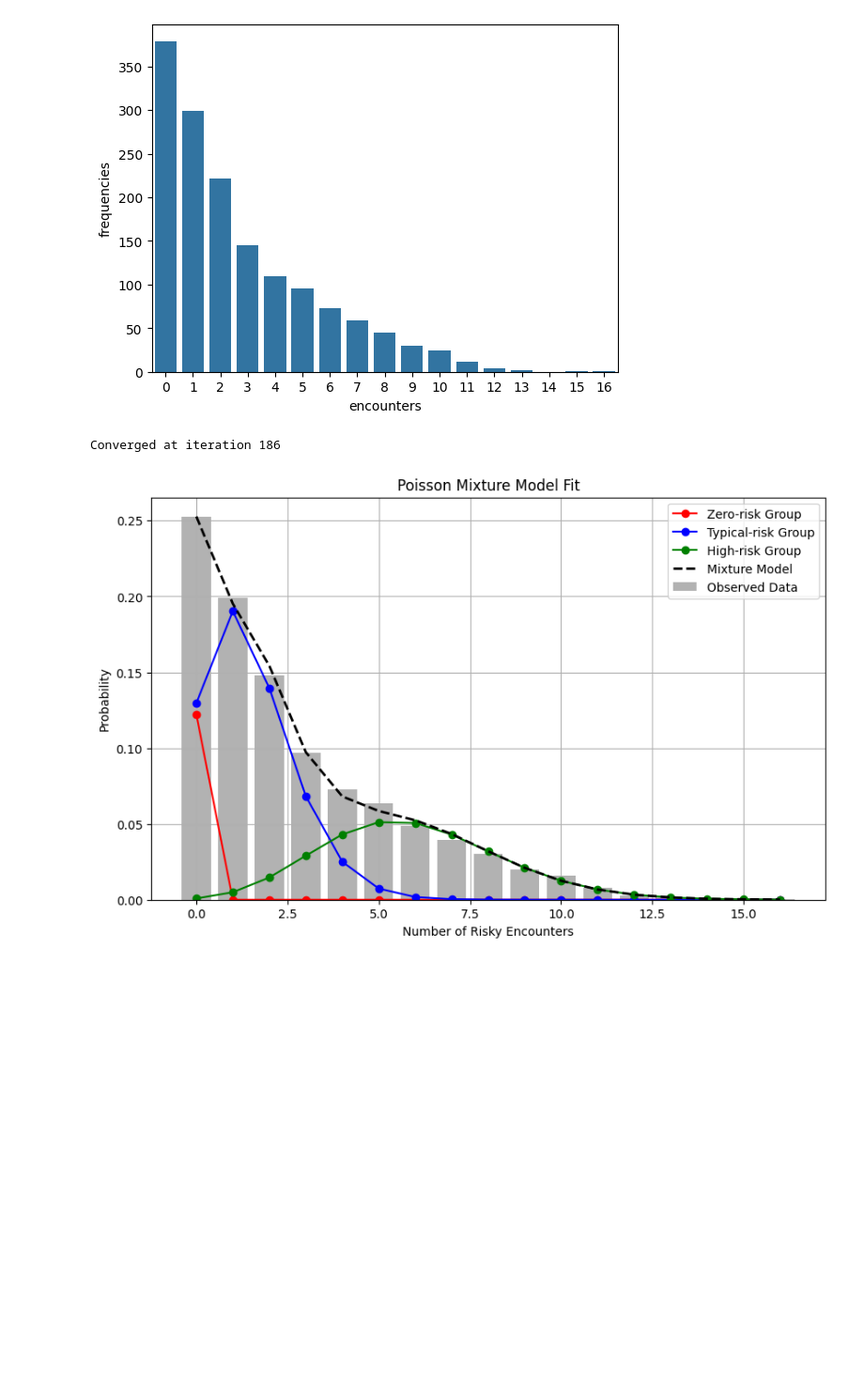
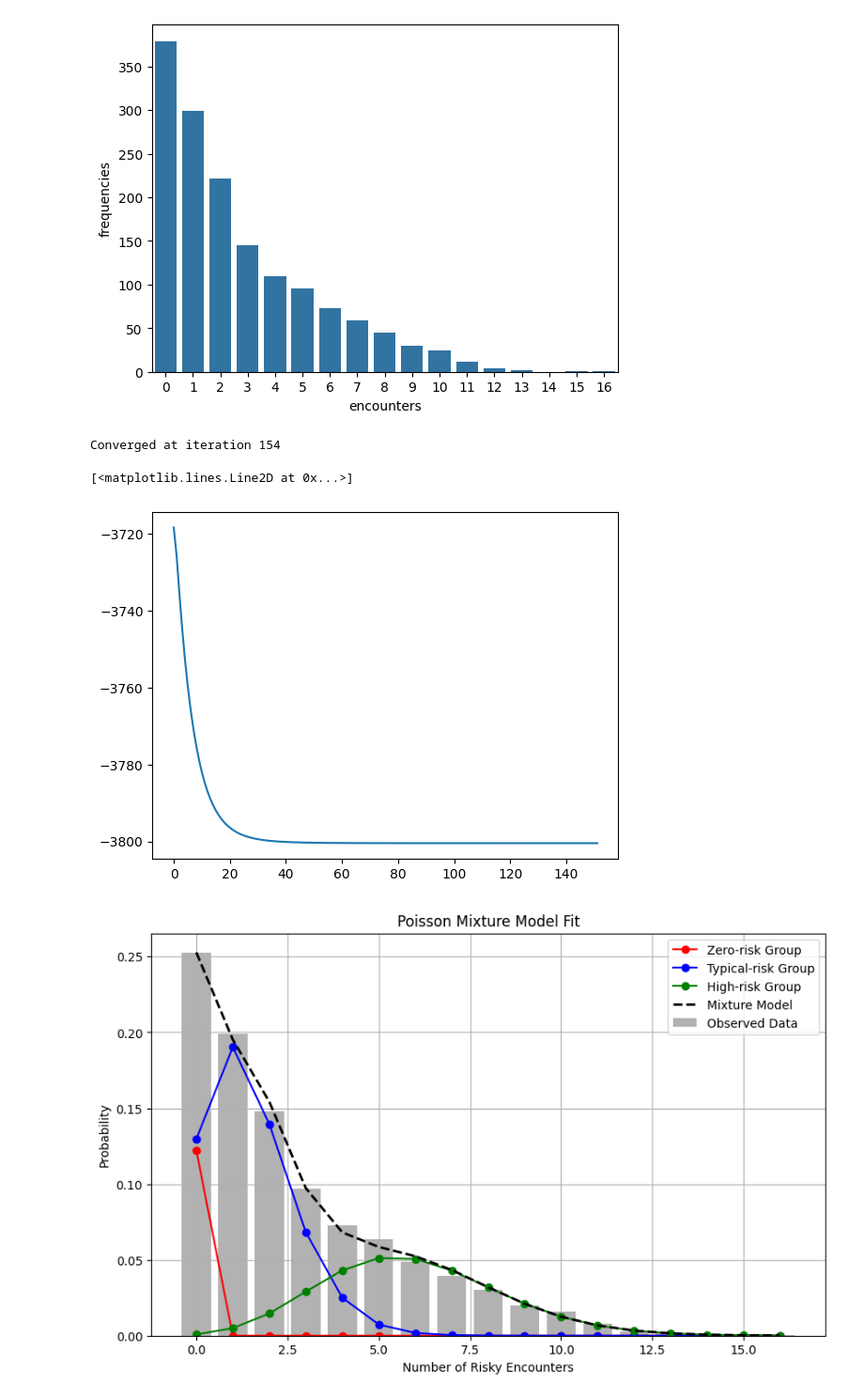
Before and after one commit to APanico12/Poisson-mixture-model, a Jupyter notebook: EM_POIS.ipynb, the cells around one changed output. Shown at 94% size. Cells and saved outputs as stored; diff of their text form; code cells hidden in the pictures; blank space fills up the shorter version.

```diff
--- a/EM_POIS.ipynb
+++ b/EM_POIS.ipynb
@@ -90,6 +90,40 @@ def log_likelihood(encounters,frequencies, alpha, beta, mu, lambda_):
             log_likelihood += frequencies[i] * np.log(pi_tetha) -  gammaln(encounters[i] + 1)
 
     return log_likelihood
+# %%
+def q_function(encounters, frequencies, responsibilities, alpha, beta, mu, lam):
+    """
+    Compute the Q function for the Poisson Mixture Model.
+
+    Args:
+        encounters (np.array): Array of number of encounters (0 to 16).
+        frequencies (np.array): Array of frequencies of encounters.
+        responsibilities (np.array): Matrix of responsibilities for each group (shape: [num_data_points, num_groups]).
+        alpha (float): Current probability of the zero encounters group.
+        beta (float): Current probability of the typical-risk group.
+        mu (float): Current parameter for the Poisson distribution of the typical-risk group.
+        lam (float): Current parameter for the Poisson distribution of the high-risk group.
+
+    Returns:
+        float: The value of the Q function.
+    """
+    q_value = 0
+    for i in range(len(encounters)):  # For each encounter
+        for k in range(3):  # For each group
+            if k == 0:  # Zero encounters group
+                pi_k = alpha
+                poisson_val = poisson.pmf(encounters[i], 0)  # Poisson(0)
+            elif k == 1:  # Typical group (Poisson with mu)
+                pi_k = beta
+                poisson_val = poisson.pmf(encounters[i], mu)
+            else:  # High-risk group (Poisson with lambda)
+                pi_k = 1 - alpha - beta
+                poisson_val = poisson.pmf(encounters[i], lam)
+
+            # Add the weighted log-likelihood to the Q function
+            q_value += responsibilities[i, k] * np.log(pi_k * poisson_val + 1e-10)  # Add a small constant for numerical stability
+
+    return q_value
 # %%
 def em_algorithm(encounters, frequencies, alpha, beta, mu, lam, max_iterations=1000, tolerance=1e-6):
     """
@@ -119,7 +153,8 @@ def em_algorithm(encounters, frequencies, alpha, beta, mu, lam, max_iterations=1
         alpha_new, beta_new, mu_new, lam_new = m_step(responsibilities, encounters)
 
         # Compute the log-likelihood using the current responsibilities and parameters
-        likelihood = log_likelihood(frequencies, encounters, alpha_new, beta_new, mu_new, lam_new)
+        #likelihood = log_likelihood(frequencies, encounters, alpha_new, beta_new, mu_new, lam_new)
+        likelihood = q_function(encounters, frequencies, responsibilities, alpha_new, beta_new, mu_new, lam_new)
 
         # Check for convergence based on the change in the log-likelihood
         if np.abs(likelihood - prev_likelihood) < tolerance:
@@ -138,7 +171,12 @@ responsabilities = e_step(encounters, frequencies, alpha, beta, mu, lam)
 # %%
 alpha, beta, mu, lam, LK = em_algorithm(encounters, frequencies, alpha, beta, mu, lam)
 # %% [output]
-Converged at iteration 186
+Converged at iteration 154
+# %%
+plt.plot(LK[2:])
+# %% [output]
+[<matplotlib.lines.Line2D at 0x...>]
+[figure, added]
 # %%
 def plot_poisson_mixture(encounters, frequencies, alpha, beta, mu, lam):
     x = np.arange(0, max(encounters) + 1)
```
Also changed, not shown: parts of 2 cells of this notebook.
